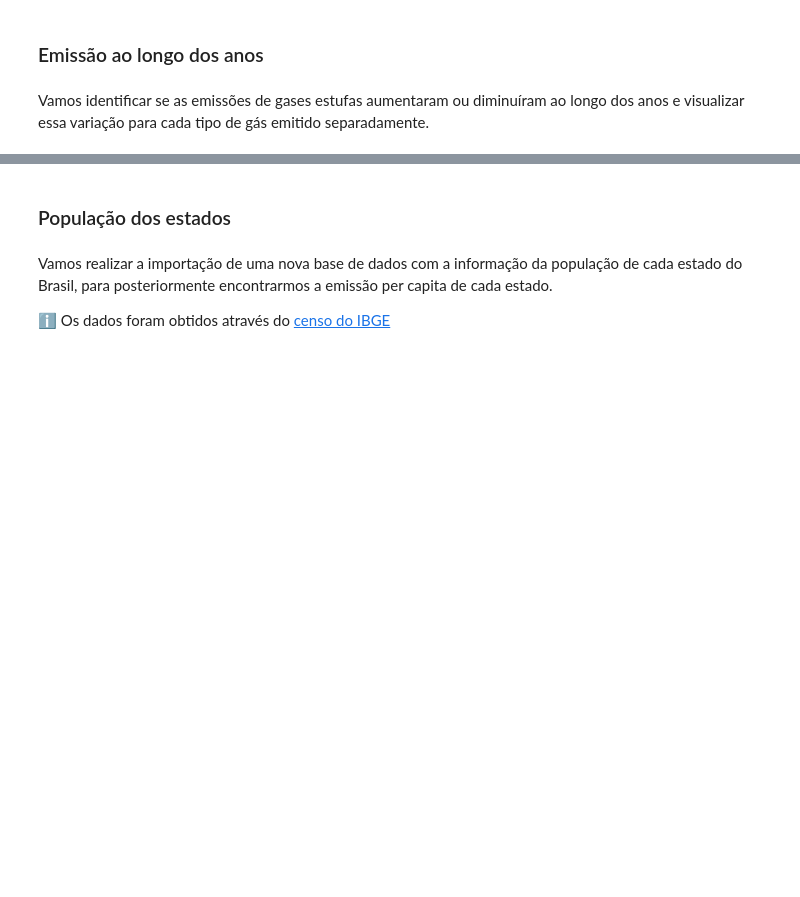
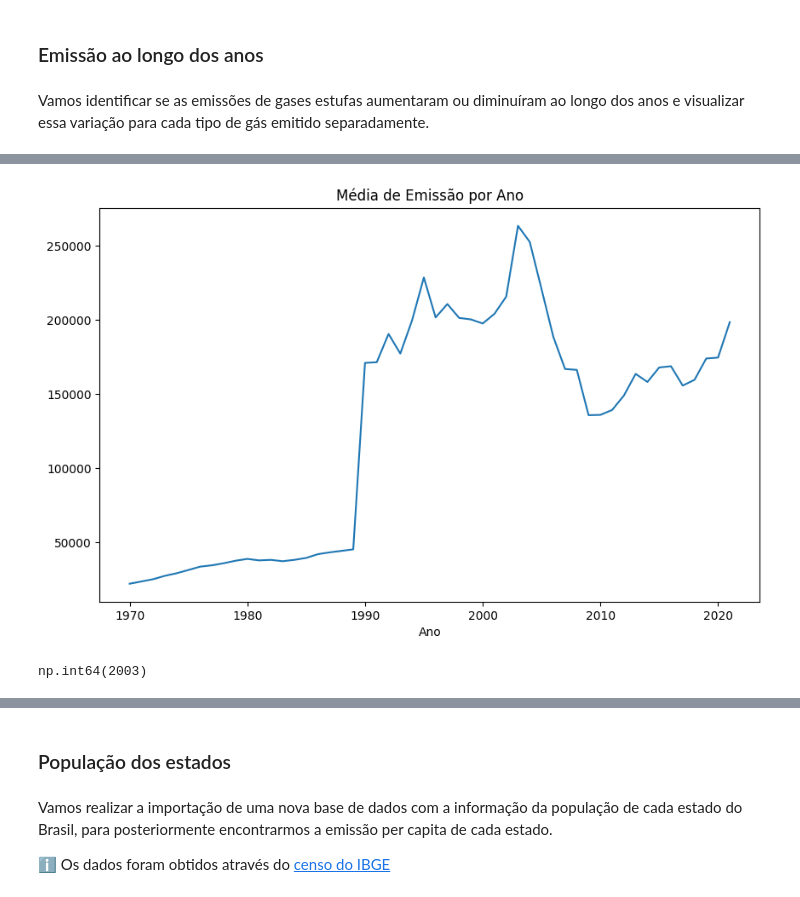
Before and after one commit to SiqueiraGabriel/Estudos_Alura, a Jupyter notebook: 3_Pandas_Selecionando-Agrupando_Dados/pandas_selecao_e_agrupamento.ipynb, the cells around one changed output, grey strips where cells are left out. Drawn from its saved outputs; the diff is of its cells as text; code cells hidden in the pictures; blank space fills up the shorter version.

```diff
--- a/3_Pandas_Selecionando-Agrupando_Dados/pandas_selecao_e_agrupamento.ipynb
+++ b/3_Pandas_Selecionando-Agrupando_Dados/pandas_selecao_e_agrupamento.ipynb
@@ -408,0 +595,8 @@ Vamos identificar se as emissões de gases estufas aumentaram ou diminuíram ao
+# %%
+emissoes_por_ano.groupby('Ano')['Emissão'].mean().plot(figsize=(10, 6), title='Média de Emissão por Ano');
+# %% [output]
+[figure, added]
+# %%
+emissoes_por_ano.groupby('Ano')['Emissão'].mean().idxmax() # Ano em que teve a emissão máxima
+# %% [output]
+np.int64(2003)
```
Also changed, not shown: parts of 20 cells of this notebook, 3 other files.
